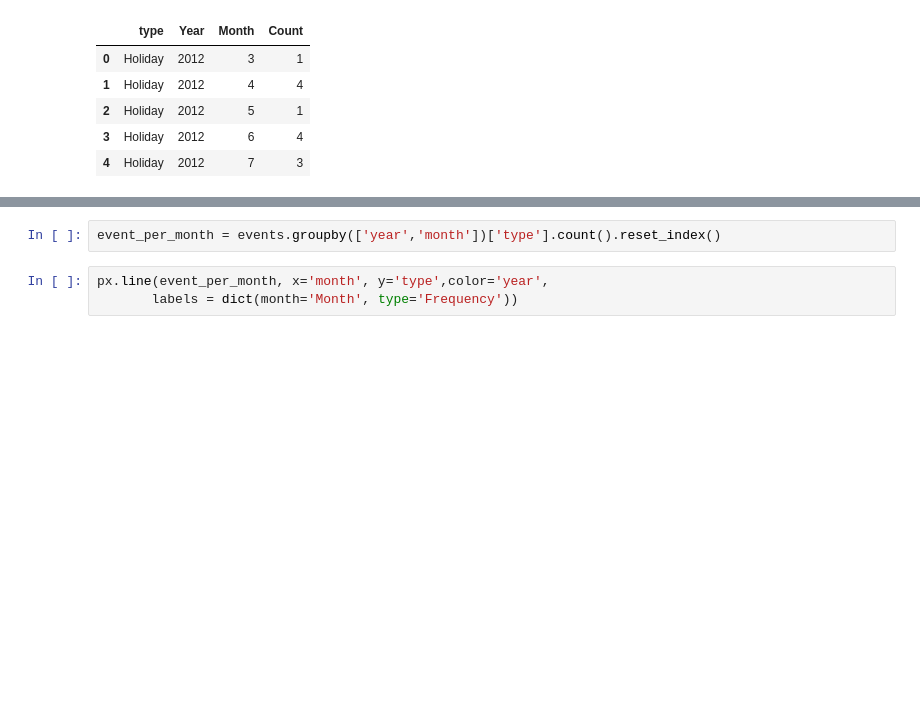
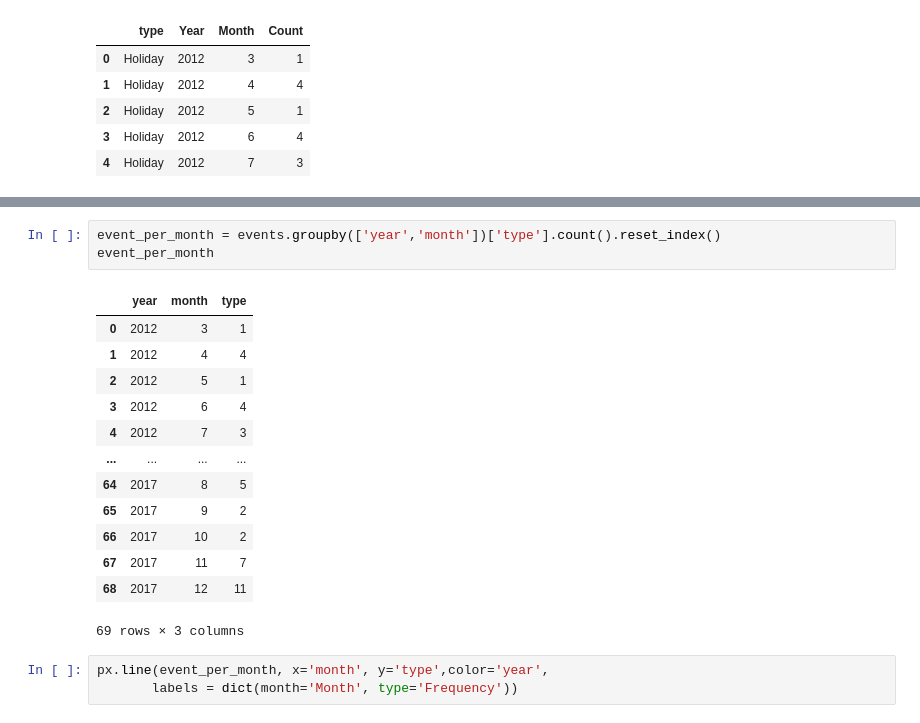
Before and after one commit to Anas20001/Store-Sales-Time-Series-Forecasting, a Jupyter notebook: sales-forecasting.ipynb, the cells around one changed output, grey strips where cells are left out. Cells and saved outputs as stored; diff of their text form; blank space fills up the shorter version.

```diff
--- a/sales-forecasting.ipynb
+++ b/sales-forecasting.ipynb
@@ -641,5 +669,20 @@ px.scatter(sales_per_month, x = 'month', y= 'sales', color='year')
 # %%
 event_per_month = events.groupby(['year','month'])['type'].count().reset_index()
+event_per_month
+# %% [output]
+|  | year | month | type |
+| 0 | 2012 | 3 | 1 |
+| 1 | 2012 | 4 | 4 |
+| 2 | 2012 | 5 | 1 |
+| 3 | 2012 | 6 | 4 |
+| 4 | 2012 | 7 | 3 |
+| ... | ... | ... | ... |
+| 64 | 2017 | 8 | 5 |
+| 65 | 2017 | 9 | 2 |
+| 66 | 2017 | 10 | 2 |
+| 67 | 2017 | 11 | 7 |
+| 68 | 2017 | 12 | 11 |
+69 rows × 3 columns
 # %%
 px.line(event_per_month, x='month', y='type',color='year',
        labels = dict(month='Month', type='Frequency'))
```
Also changed, not shown: parts of 19 cells of this notebook.
